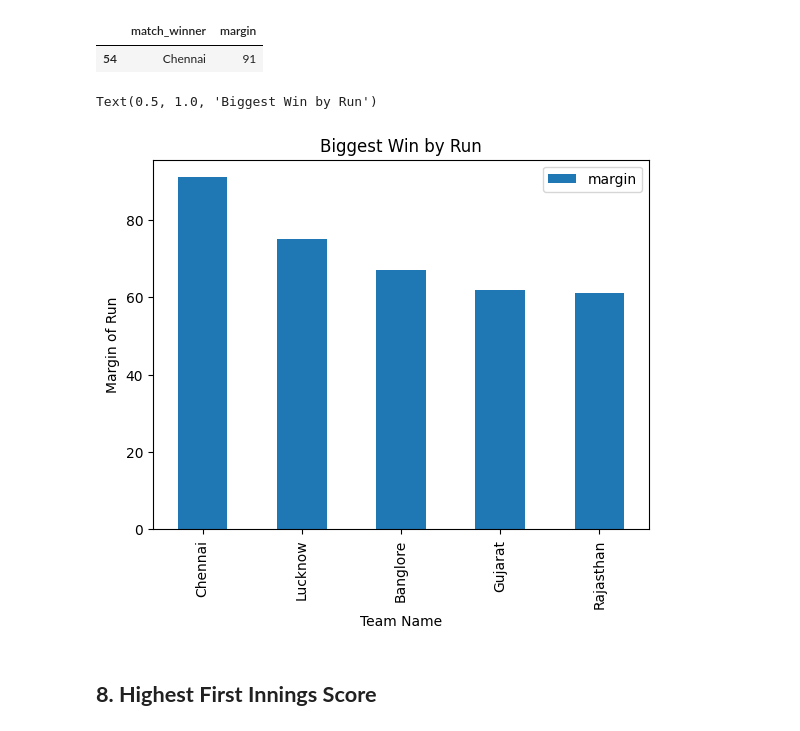
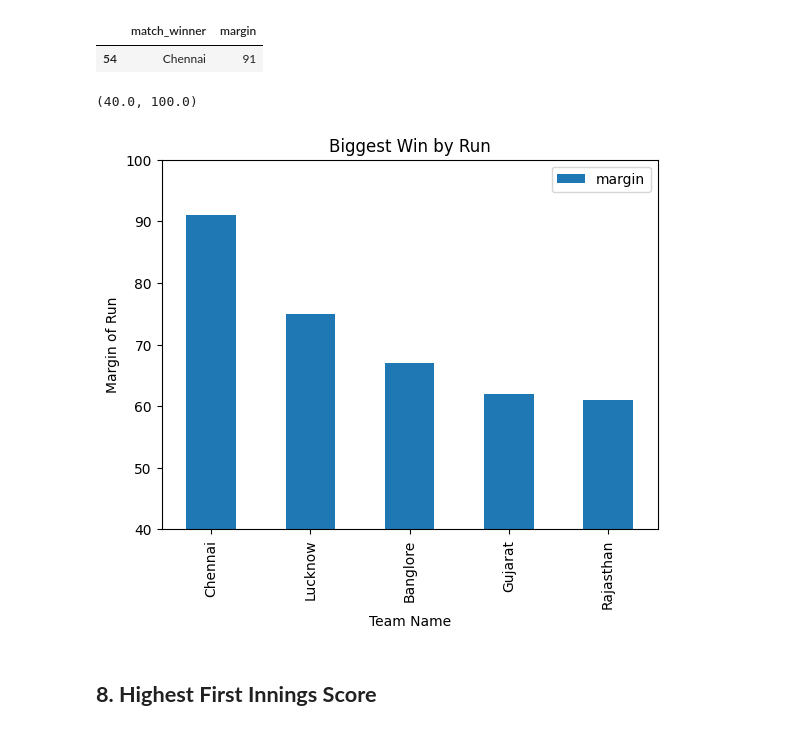
Before and after one commit to jhaji-17/Data-Science-Practice, a Jupyter notebook: IPL_2022_Analysis.ipynb, the cells around one changed output. Cells and saved outputs as stored; diff of their text form; code cells hidden in the pictures.

```diff
--- a/IPL_2022_Analysis.ipynb
+++ b/IPL_2022_Analysis.ipynb
@@ -188,12 +188,13 @@ df[df["won_by"]=="Runs"].nlargest(1,"margin")[["match_winner","margin"]]
 # %%
 won_by= df[df["won_by"]=="Runs"].nlargest(5,"margin")[["match_winner","margin"]]
 won_by.plot(kind="bar",x="match_winner",y="margin")
 plt.xlabel("Team Name")
 plt.ylabel("Margin of Run")
 plt.title("Biggest Win by Run")
+plt.ylim(40,100)
 # %% [output]
-Text(0.5, 1.0, 'Biggest Win by Run')
+(40.0, 100.0)
-[figure, old version]
+[figure, new version]
 # %% [markdown]
 
 
```
Also changed, not shown: parts of 10 cells of this notebook.
